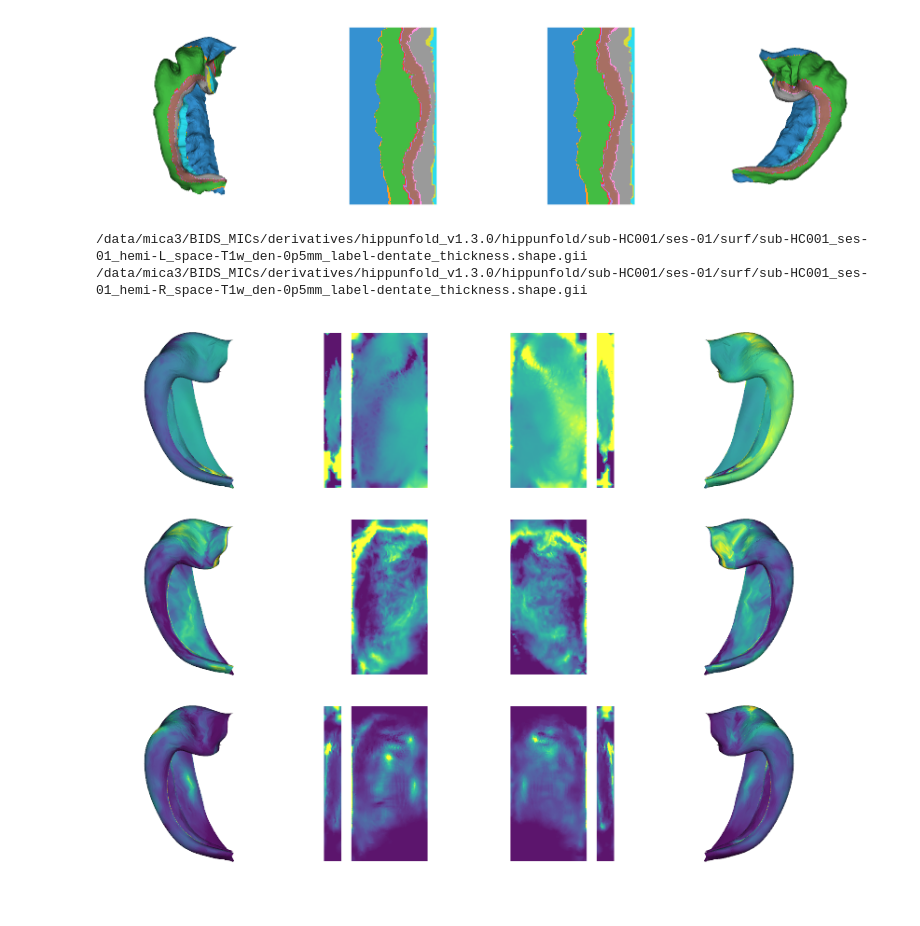
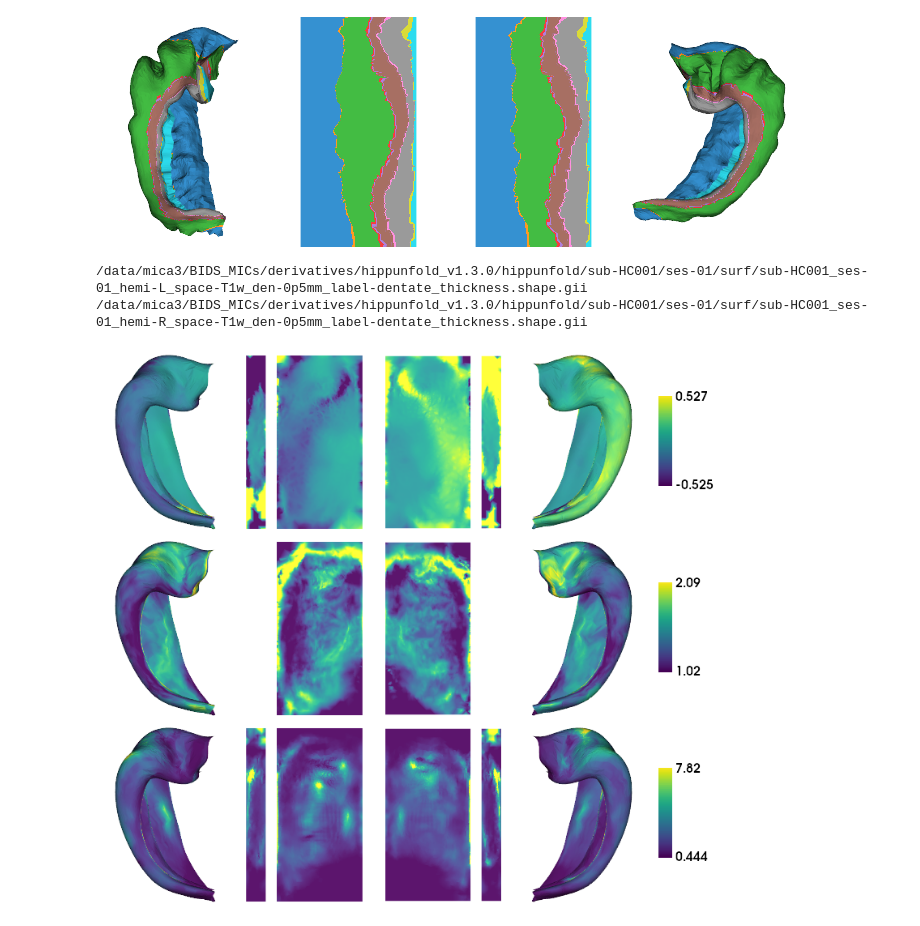
Before and after one commit to jordandekraker/hippunfold_toolbox, a Jupyter notebook: notebooks/plotting_tester.ipynb, the cells around one changed output. Cells and saved outputs as stored; diff of their text form; code cells hidden in the pictures.

```diff
--- a/notebooks/plotting_tester.ipynb
+++ b/notebooks/plotting_tester.ipynb
@@ -28,18 +28,18 @@ plotting.surfplot_sub_foldunfold(hippunfold_dir, sub, ses, features, embed_nb=Tr
 # %%
 hippunfold_dir = '/export03/data/unfolded_registration/hippunfold_v1.3.0_100um/hippunfold'
 sub = 'bbhist'
 ses=''
 feature = ['subfields']
 den = '0p5mm'
 resourcesdir = '/export03/data/opt/hippunfold_toolbox/resources'
 modality = 'corobl'
 
 
 importlib.reload(utils)
 importlib.reload(plotting)
-plotting.surfplot_sub_foldunfold(hippunfold_dir, sub, ses, feature, labels=['hipp'], modality='corobl', cmap='tab10', embed_nb=True, )
+plotting.surfplot_sub_foldunfold(hippunfold_dir, sub, ses, feature, labels=['hipp'], modality='corobl', cmap='tab10', embed_nb=True)
 # %% [output]
-[figure, old version]
+[figure, new version]
 # %%
 hippunfold_dir = '/data/mica3/BIDS_MICs/derivatives/hippunfold_v1.3.0/hippunfold'
 subs = ['sub-HC001']
@@ -68,8 +68,8 @@ for f,feature in enumerate(features):
 
 importlib.reload(utils)
 importlib.reload(plotting)
-plotting.surfplot_canonical_foldunfold(hipp_dat[:,:,0,:], tighten_cwindow=True, embed_nb=True,)
+plotting.surfplot_canonical_foldunfold(hipp_dat[:,:,0,:], tighten_cwindow=True, embed_nb=True, color_bar='right', share='row')
 # %% [output]
 /data/mica3/BIDS_MICs/derivatives/hippunfold_v1.3.0/hippunfold/sub-HC001/ses-01/surf/sub-HC001_ses-01_hemi-L_space-T1w_den-0p5mm_label-dentate_thickness.shape.gii
 /data/mica3/BIDS_MICs/derivatives/hippunfold_v1.3.0/hippunfold/sub-HC001/ses-01/surf/sub-HC001_ses-01_hemi-R_space-T1w_den-0p5mm_label-dentate_thickness.shape.gii
-[figure, old version]
+[figure, new version]
```
Also changed, not shown: parts of 2 cells of this notebook, 1 other file.
